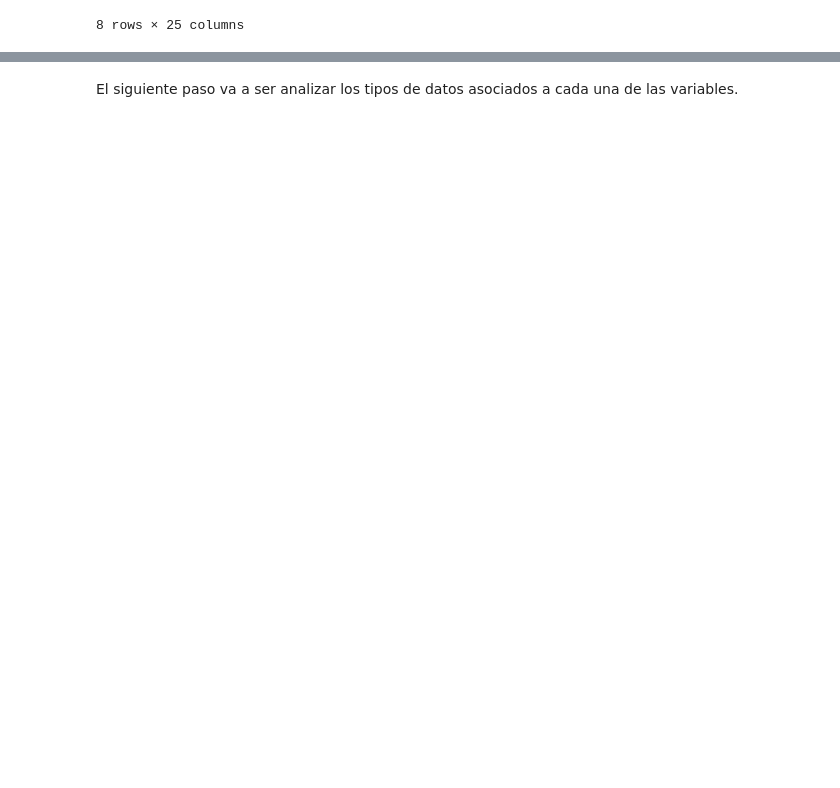
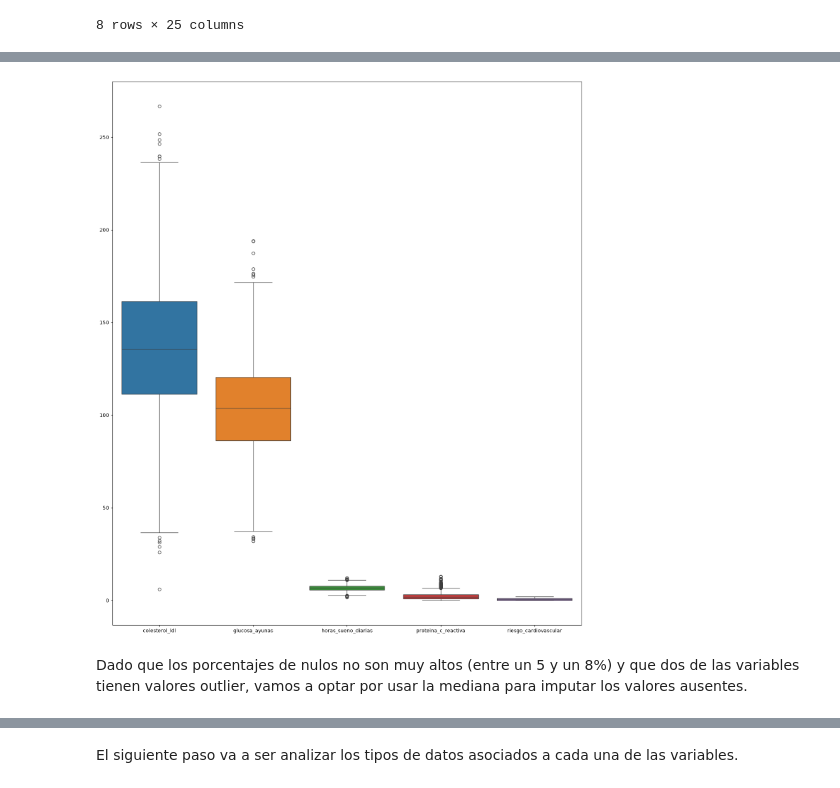
Before and after one commit to csm8-um/MasterIA-ML01, a Jupyter notebook: Tarea 1 ML.ipynb, the cells around one changed output, grey strips where cells are left out. Drawn from its saved outputs; the diff is of its cells as text; code cells hidden in the pictures; blank space fills up the shorter version.

```diff
--- a/Tarea 1 ML.ipynb
+++ b/Tarea 1 ML.ipynb
@@ -57,0 +117,14 @@ Aquí ya hay que empezar a tomar decisiones, sobre cómo abordar estos fallos en
+# %%
+import seaborn as sns
+
+variables_clave = ['colesterol_ldl', 'glucosa_ayunas',
+                   'horas_sueno_diarias', 'proteina_c_reactiva', 'riesgo_cardiovascular']
+
+plt.figure(figsize=(14, 16))
+sns.boxplot(data=df[variables_clave])
+plt.tight_layout()
+plt.show()
+# %% [output]
+[figure, added]
+# %% [markdown]
+Dado que los porcentajes de nulos no son muy altos (entre un 5 y un 8%) y que dos de las variables tienen valores outlier, vamos a optar por usar la mediana para imputar los valores ausentes.
```
Also changed, not shown: parts of 24 cells of this notebook, 1 other file.
